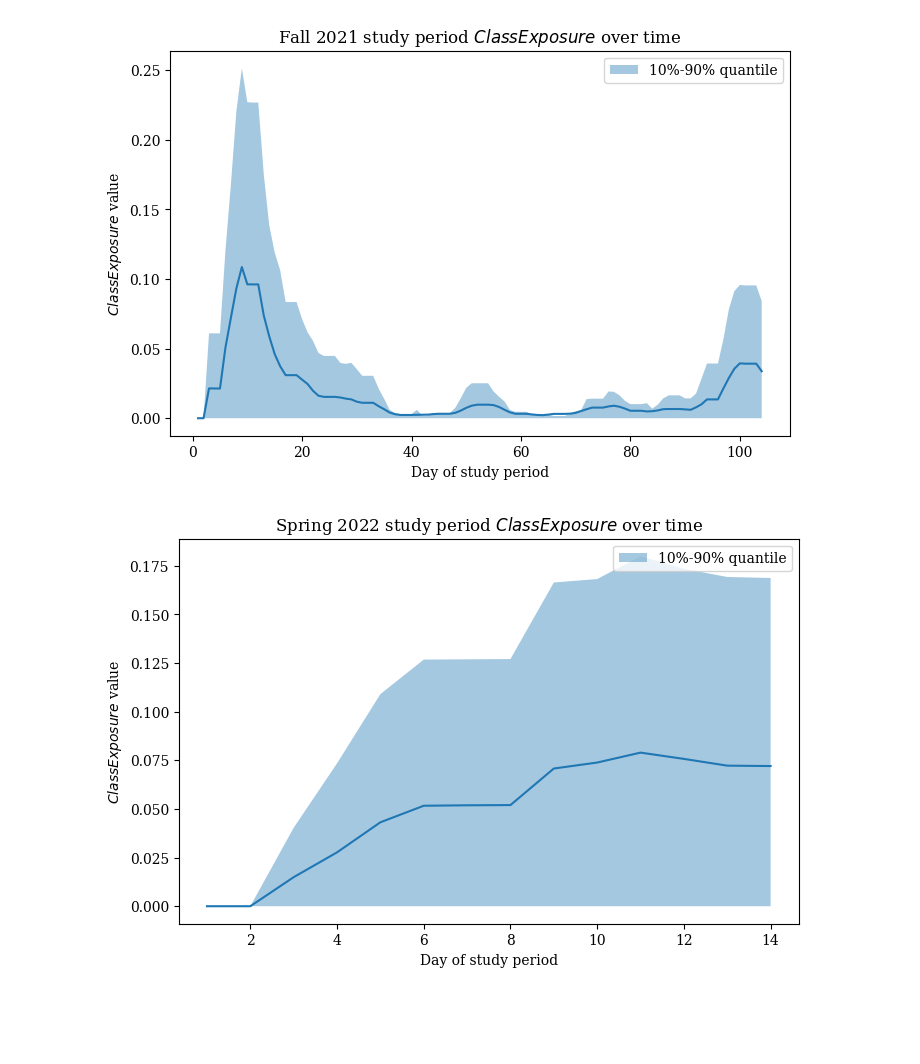
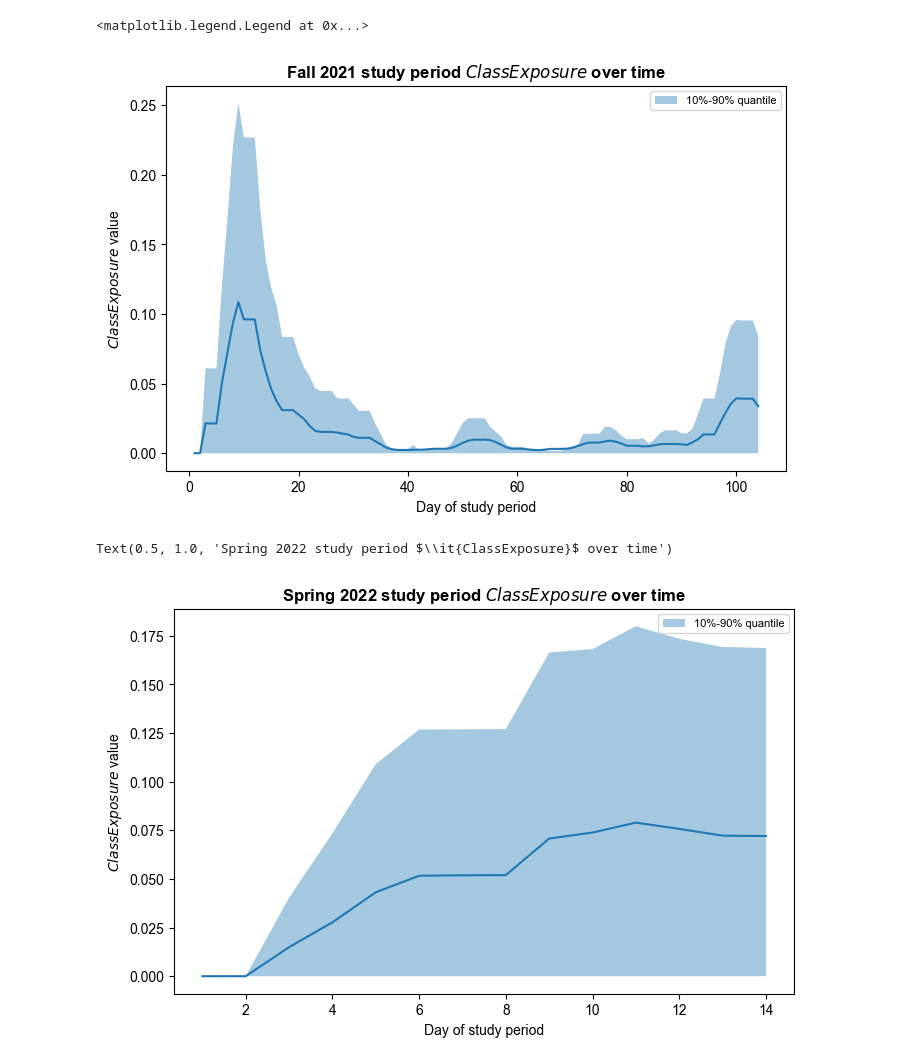
Before and after one commit to zyyjjj/classroom_transmission, a Jupyter notebook: notebooks/plots/plot_class_positivity.ipynb, the cells around one changed output. Cells and saved outputs as stored; diff of their text form; code cells hidden in the pictures; blank space fills up the shorter version.

Commit message:
update fonts in plots

```diff
--- a/notebooks/plots/plot_class_positivity.ipynb
+++ b/notebooks/plots/plot_class_positivity.ipynb
@@ -2,10 +2,10 @@
 import numpy as np
 import pandas as pd
 import matplotlib.pyplot as plt
-plt.rcParams["font.family"] = 'serif'
+plt.rcParams["font.family"] = 'Arial'
 # %%
-fa_covariates = pd.read_csv('../data/data_fa21/all_students_features_T_e=7_finalized.csv', index_col = 0)
-sp_covariates = pd.read_csv('../data/data_sp22/all_students_features_T_e=7_finalized.csv', index_col = 0)
+fa_covariates = pd.read_csv('../../data/data_fa21/all_students_features_T_e=7_T_a=7_finalized.csv', index_col = 0)
+sp_covariates = pd.read_csv('../../data/data_sp22/all_students_features_T_e=7_T_a=7_finalized.csv', index_col = 0)
 # %%
 def q90(x):
     return x.quantile(0.9)
@@ -33,41 +33,43 @@ plt.fill_between(
 
 
 # plt.xticks(plt.gca().get_xticks()[::14], rotation=30)
-plt.xlabel("Day of study period")
-plt.ylabel("$\it{ClassExposure}$ value")
-plt.title("Fall 2021 study period $\it{ClassExposure}$ over time")
-plt.legend()
+plt.xlabel("Day of study period", fontsize=10)
+plt.ylabel("$\it{ClassExposure}$ value", fontsize=10)
+plt.title("Fall 2021 study period $\it{ClassExposure}$ over time", fontsize=12, weight='bold')
+plt.legend(fontsize=8)
 
-plt.savefig("../plots/classexposure_fa21.pdf", bbox_inches='tight')
+# plt.savefig("../plots/classexposure_fa21.pdf", bbox_inches='tight')
 # %% [output]
+<matplotlib.legend.Legend at 0x...>
-[figure, old version]
+[figure, new version]
 # %%
-plt.rcParams["font.family"] = 'serif'
+plt.rcParams["font.family"] = 'Arial'
 
 plt.figure(figsize = (8, 5))
 
 sp_cp = sp_covariates.groupby(["day_idx"]).aggregate({"class_positivity":["mean","sem",q10,q90]})
 plt.plot(
     # sp_cp.index,
     list(range(1,15)),
     sp_cp[("class_positivity","mean")].values,
     # label="whole population"
 )
 plt.fill_between(
     # sp_cp.index,
     list(range(1,15)),
     y1 = sp_cp[("class_positivity","q10")].values,
     y2 = sp_cp[("class_positivity","q90")].values,
     alpha=0.4,
     label="10%-90% quantile"
 )
 
-plt.legend()
+plt.legend(fontsize=8)
 # plt.xticks(plt.gca().get_xticks()[::7])
-plt.xlabel("Day of study period")
-plt.ylabel("$\it{ClassExposure}$ value")
-plt.title("Spring 2022 study period $\it{ClassExposure}$ over time")
+plt.xlabel("Day of study period", fontsize=10)
+plt.ylabel("$\it{ClassExposure}$ value", fontsize=10)
+plt.title("Spring 2022 study period $\it{ClassExposure}$ over time", fontsize=12, weight='bold')
 
-plt.savefig("../plots/classexposure_sp22.pdf")
+# plt.savefig("../plots/classexposure_sp22.pdf")
 # %% [output]
+Text(0.5, 1.0, 'Spring 2022 study period $\\it{ClassExposure}$ over time')
-[figure, old version]
+[figure, new version]
```
Also changed, not shown: 2 other files.
